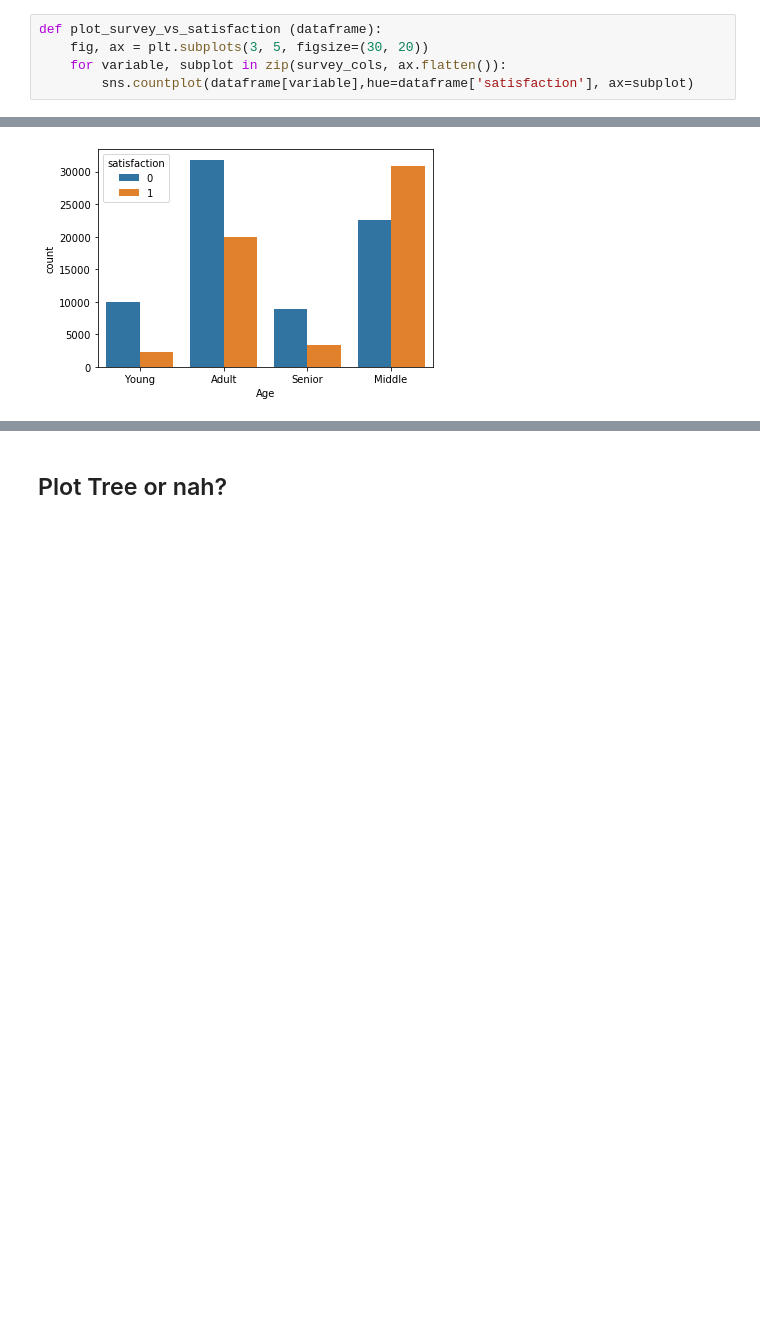
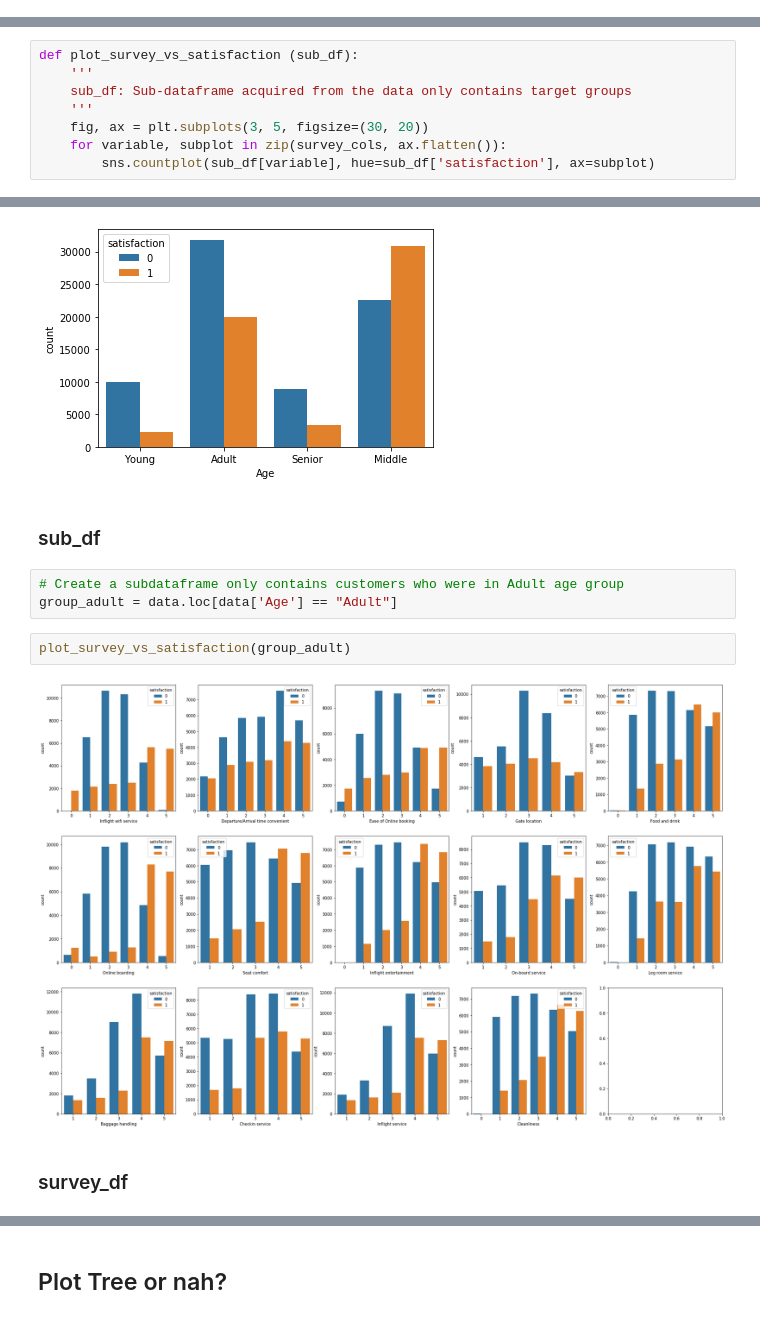
Before and after one commit to jingyunw/Airline_Passenger_Satisfaction_Analysis, a Jupyter notebook: Airline-Passenger-Satisfaction.ipynb, the cells around one changed output, grey strips where cells are left out. Drawn from its saved outputs; the diff is of its cells as text; blank space fills up the shorter version.

```diff
--- a/Airline-Passenger-Satisfaction.ipynb
+++ b/Airline-Passenger-Satisfaction.ipynb
@@ -1099,12 +1105,15 @@ feat_imp_df.sort_values(by='score',  ascending=False).reset_index(drop=True)
 # %% [markdown]
 ## Q3. Which class has the highest dissatisfaction rate?
 - Eco Class
-# %%
-def plot_survey_vs_satisfaction (dataframe):
-    fig, ax = plt.subplots(3, 5, figsize=(30, 20))
-    for variable, subplot in zip(survey_cols, ax.flatten()):
-        sns.countplot(dataframe[variable],hue=dataframe['satisfaction'], ax=subplot)
 # %%
 sns.countplot(data=data, x='Class', hue='satisfaction');
 # %% [output]
 [figure]
+# %%
+def plot_survey_vs_satisfaction (sub_df):
+    '''
+    sub_df: Sub-dataframe acquired from the data only contains target groups
+    '''
+    fig, ax = plt.subplots(3, 5, figsize=(30, 20))
+    for variable, subplot in zip(survey_cols, ax.flatten()):
+        sns.countplot(sub_df[variable], hue=sub_df['satisfaction'], ax=subplot)
@@ -1270,3 +1317,14 @@ for variable, subplot in zip(survey_cols, ax.flatten()):
 sns.countplot(data=data, x='Age', hue='satisfaction');
 # %% [output]
 [figure]
+# %% [markdown]
+### sub_df
+# %%
+# Create a subdataframe only contains customers who were in Adult age group
+group_adult = data.loc[data['Age'] == "Adult"]
+# %%
+plot_survey_vs_satisfaction(group_adult)
+# %% [output]
+[figure, added]
+# %% [markdown]
+### survey_df
```
Also changed, not shown: parts of 46 cells of this notebook.
